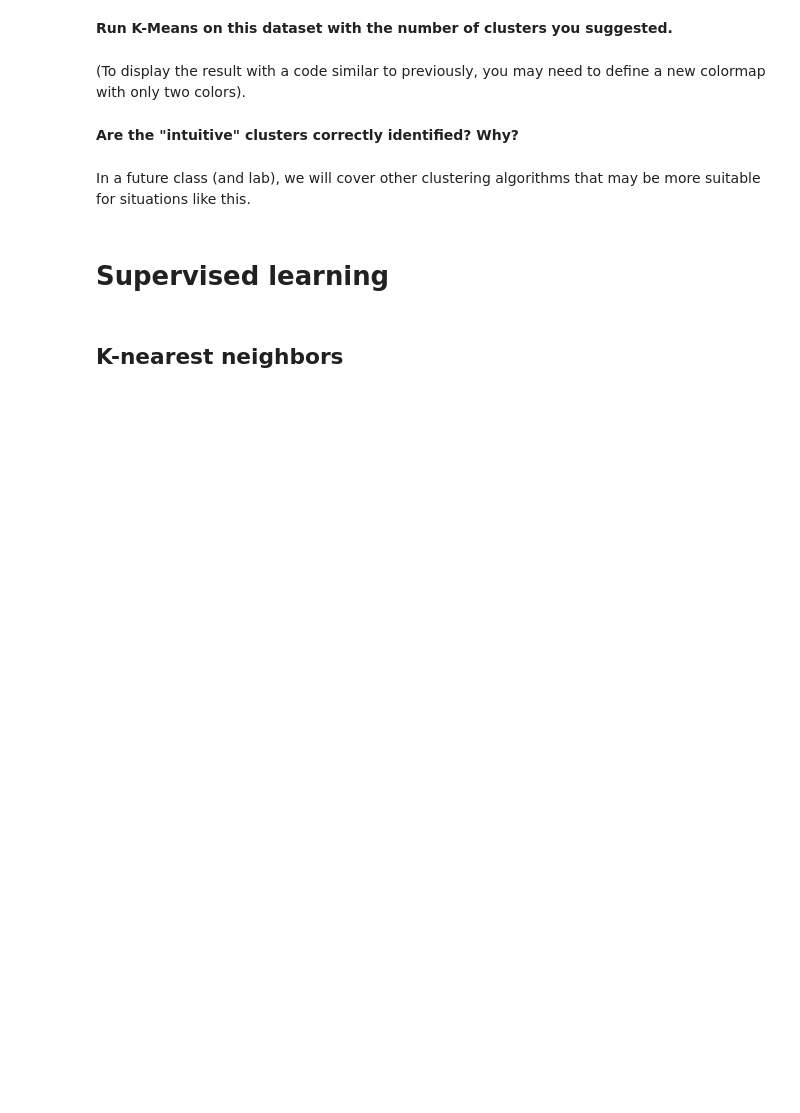
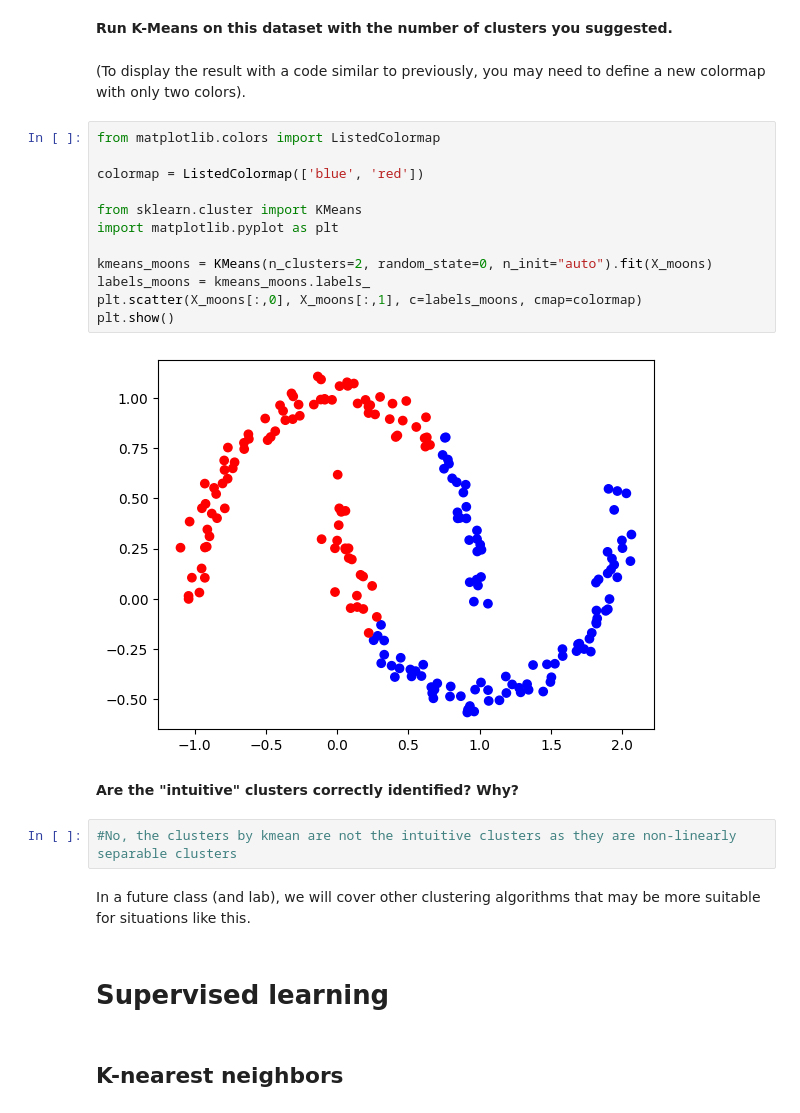
Before and after one commit to audreybvt/ML, a Jupyter notebook: Lab 1 - Supervised and unsupervised learning.ipynb, the cells around one changed output. Cells and saved outputs as stored; diff of their text form; blank space fills up the shorter version.

Commit message:
non linear

```diff
--- a/Lab 1 - Supervised and unsupervised learning.ipynb
+++ b/Lab 1 - Supervised and unsupervised learning.ipynb
@@ -243,8 +242,24 @@ plt.show()
 **Run K-Means on this dataset with the number of clusters you suggested.**
 # %% [markdown]
 (To display the result with a code similar to previously, you may need to define a new colormap with only two colors).
+# %%
+from matplotlib.colors import ListedColormap
+
+colormap = ListedColormap(['blue', 'red'])
+
+from sklearn.cluster import KMeans
+import matplotlib.pyplot as plt
+
+kmeans_moons = KMeans(n_clusters=2, random_state=0, n_init="auto").fit(X_moons)
+labels_moons = kmeans_moons.labels_
+plt.scatter(X_moons[:,0], X_moons[:,1], c=labels_moons, cmap=colormap)
+plt.show()
+# %% [output]
+[figure, added]
 # %% [markdown]
 **Are the "intuitive" clusters correctly identified? Why?**
+# %%
+#No, the clusters by kmean are not the intuitive clusters as they are non-linearly separable clusters
 # %% [markdown]
 In a future class (and lab), we will cover other clustering algorithms that may be more suitable for situations like this.
 # %% [markdown]
```
Also changed, not shown: parts of 3 cells of this notebook.
